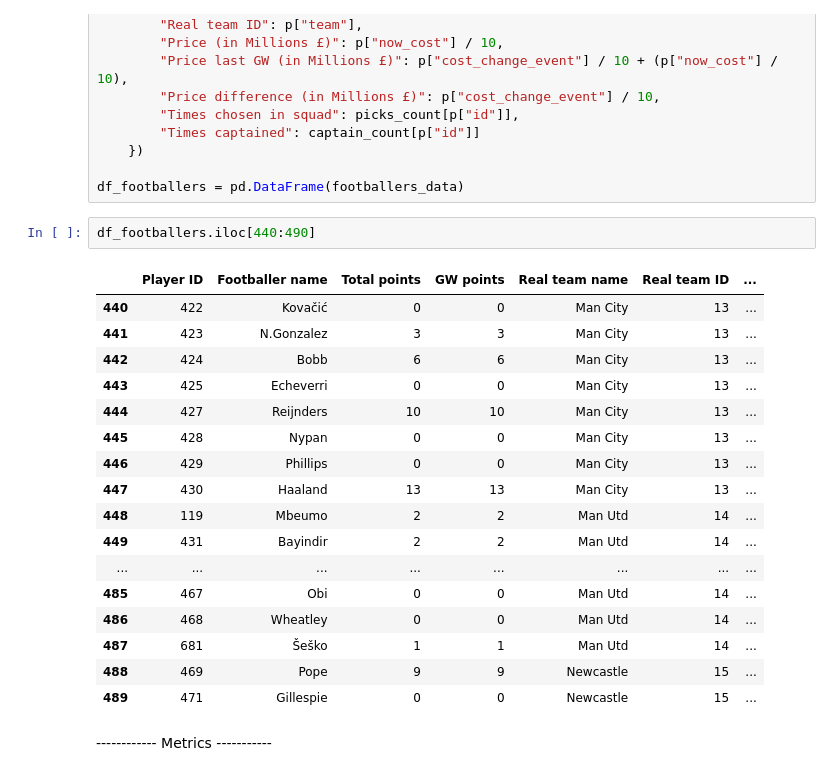
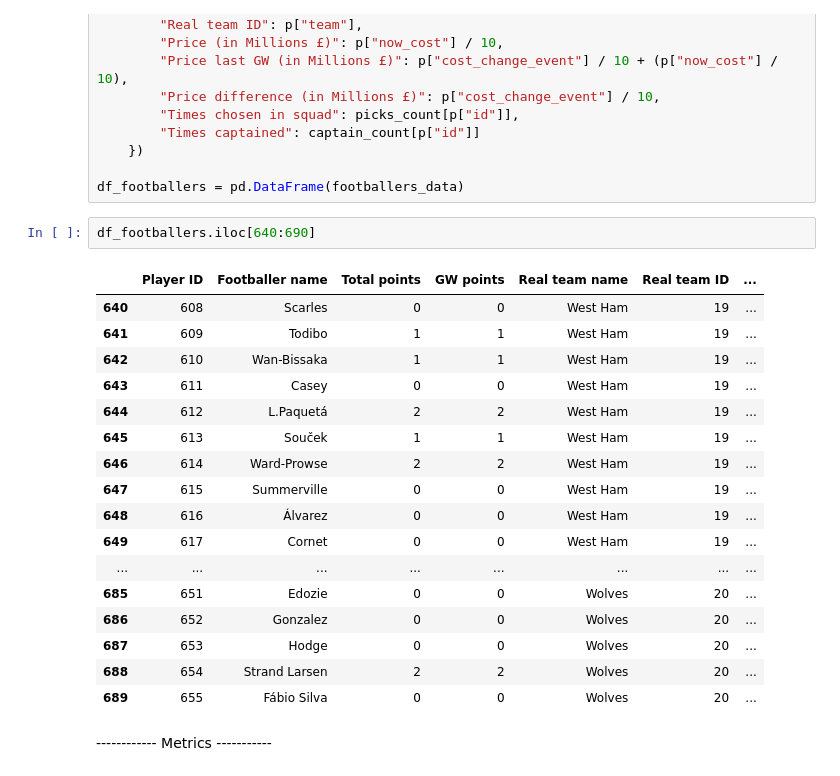
Before and after one commit to Muhammad-Daniyal-18/FPL, a Jupyter notebook: api.ipynb, the cells around one changed output. Cells and saved outputs as stored; diff of their text form.

```diff
--- a/api.ipynb
+++ b/api.ipynb
@@ -161,25 +165,25 @@ for p in bootstrap["elements"]:
 
 df_footballers = pd.DataFrame(footballers_data)
 # %%
-df_footballers.iloc[440:490]
+df_footballers.iloc[640:690]
 # %% [output]
 |  | Player ID | Footballer name | Total points | GW points | Real team name | Real team ID | ... |
-| 440 | 422 | Kovačić | 0 | 0 | Man City | 13 | ... |
-| 441 | 423 | N.Gonzalez | 3 | 3 | Man City | 13 | ... |
-| 442 | 424 | Bobb | 6 | 6 | Man City | 13 | ... |
-| 443 | 425 | Echeverri | 0 | 0 | Man City | 13 | ... |
-| 444 | 427 | Reijnders | 10 | 10 | Man City | 13 | ... |
-| 445 | 428 | Nypan | 0 | 0 | Man City | 13 | ... |
-| 446 | 429 | Phillips | 0 | 0 | Man City | 13 | ... |
-| 447 | 430 | Haaland | 13 | 13 | Man City | 13 | ... |
-| 448 | 119 | Mbeumo | 2 | 2 | Man Utd | 14 | ... |
-| 449 | 431 | Bayindir | 2 | 2 | Man Utd | 14 | ... |
+| 640 | 608 | Scarles | 0 | 0 | West Ham | 19 | ... |
+| 641 | 609 | Todibo | 1 | 1 | West Ham | 19 | ... |
+| 642 | 610 | Wan-Bissaka | 1 | 1 | West Ham | 19 | ... |
+| 643 | 611 | Casey | 0 | 0 | West Ham | 19 | ... |
+| 644 | 612 | L.Paquetá | 2 | 2 | West Ham | 19 | ... |
+| 645 | 613 | Souček | 1 | 1 | West Ham | 19 | ... |
+| 646 | 614 | Ward-Prowse | 2 | 2 | West Ham | 19 | ... |
+| 647 | 615 | Summerville | 0 | 0 | West Ham | 19 | ... |
+| 648 | 616 | Álvarez | 0 | 0 | West Ham | 19 | ... |
+| 649 | 617 | Cornet | 0 | 0 | West Ham | 19 | ... |
 | ... | ... | ... | ... | ... | ... | ... | ... |
-| 485 | 467 | Obi | 0 | 0 | Man Utd | 14 | ... |
-| 486 | 468 | Wheatley | 0 | 0 | Man Utd | 14 | ... |
-| 487 | 681 | Šeško | 1 | 1 | Man Utd | 14 | ... |
-| 488 | 469 | Pope | 9 | 9 | Newcastle | 15 | ... |
-| 489 | 471 | Gillespie | 0 | 0 | Newcastle | 15 | ... |
+| 685 | 651 | Edozie | 0 | 0 | Wolves | 20 | ... |
+| 686 | 652 | Gonzalez | 0 | 0 | Wolves | 20 | ... |
+| 687 | 653 | Hodge | 0 | 0 | Wolves | 20 | ... |
+| 688 | 654 | Strand Larsen | 2 | 2 | Wolves | 20 | ... |
+| 689 | 655 | Fábio Silva | 0 | 0 | Wolves | 20 | ... |
 # %% [markdown]
 ------------ Metrics -----------
 # %% [markdown]
```
Also changed, not shown: parts of 11 cells of this notebook.
